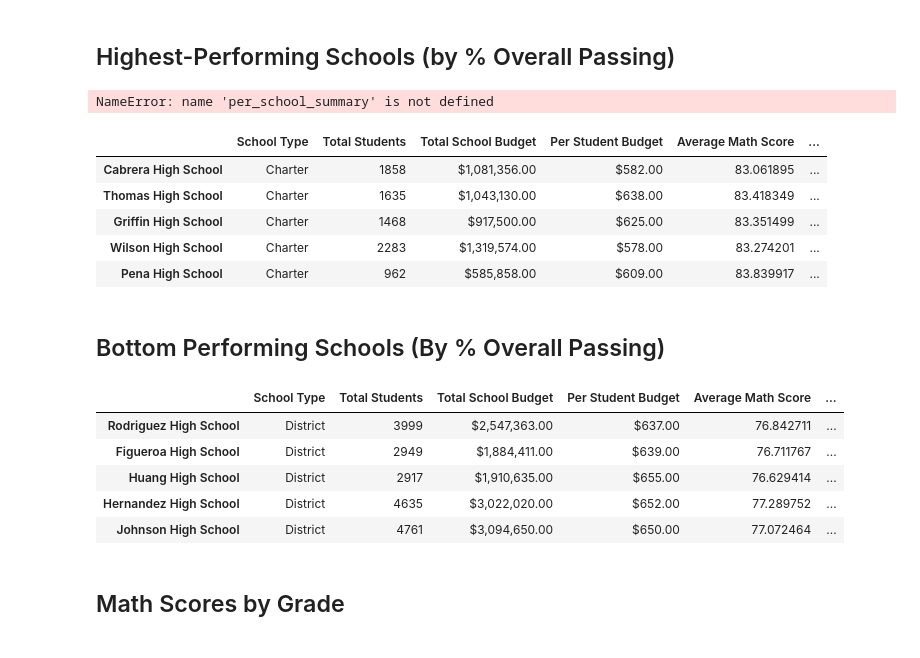
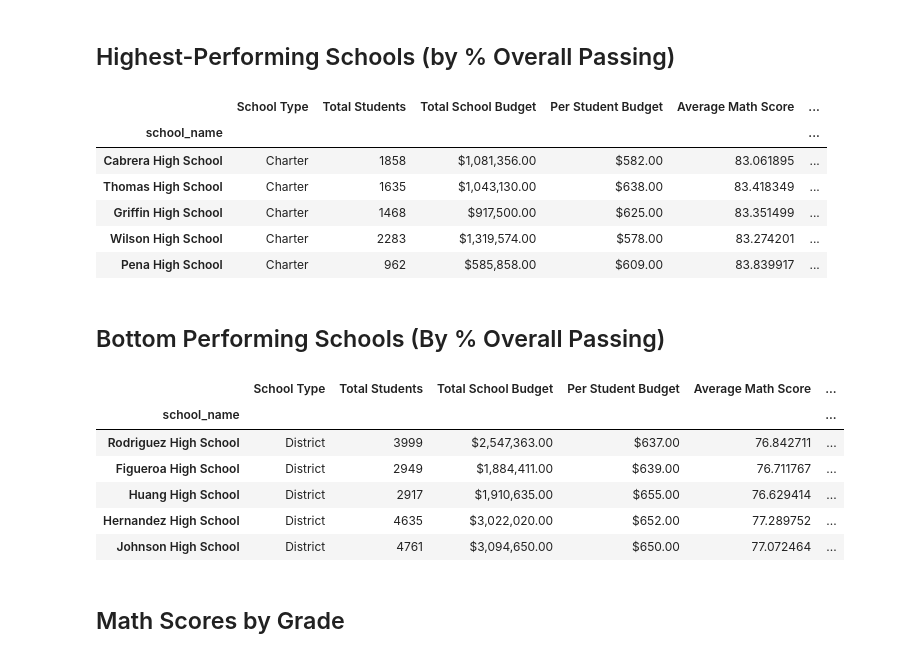
Before and after one commit to Diahann-c/pandas-challenge, a Jupyter notebook: PyCitySchools_starter.ipynb, the cells around one changed output. Drawn from its saved outputs; the diff is of its cells as text; code cells hidden in the pictures.

```diff
--- a/PyCitySchools_starter.ipynb
+++ b/PyCitySchools_starter.ipynb
@@ -164,7 +166,7 @@ students_passing_math = school_data_complete[(school_data_complete["math_score"]
 school_students_passing_math = students_passing_math/per_school_counts
 # %%
 # Calculate the number of students per school with reading scores of 70 or higher
-students_passing_reading = school_data_complete[(school_data_complete["reading_score"] >= 70)].count()
+students_passing_reading = school_data_complete[(school_data_complete["reading_score"] >= 70)].groupby("school_name")["Student ID"].count()
 school_students_passing_reading = students_passing_reading/per_school_counts
 # %%
 # Use the provided code to calculate the number of students per school that passed both math and reading with scores of 70 or higher
@@ -174,23 +176,21 @@ students_passing_math_and_reading = school_data_complete[
 school_students_passing_math_and_reading = students_passing_math_and_reading.groupby(["school_name"]).size()
 # %%
 # Use the provided code to calculate the passing rates
-per_school_passing_math = school_students_passing_math / per_school_counts * 100
-per_school_passing_reading = school_students_passing_reading / per_school_counts * 100
+per_school_passing_math = school_students_passing_math * 100
+per_school_passing_reading = school_students_passing_reading * 100
 overall_passing_rate = school_students_passing_math_and_reading / per_school_counts * 100
 # %%
-
-per_school_summary = pd.DataFrame({"School Type": school_types,
-                                   "Total Students": per_school_counts,
-                                   "Total School Budget": per_school_budget,
-                                   "Per Student Budget": per_school_capita,
-                                   "Average Math Score": per_school_math,
-                                   "Average Reading Score":per_school_reading,
-                                   "% Passing Math":school_students_passing_math,
-                                   "% Passing Reading":school_students_passing_reading,
-                                   "%Overall Passing": students_passing_math_and_reading
-
-
-})
+# Create a DataFrame called `per_school_summary` with columns for the calculations above.
+per_school_summary = pd.DataFrame({
+                "School Type": schools_type,
+                "Total Students": per_school_counts,
+                "Total School Budget": per_school_budget,
+                "Per Student Budget": per_school_capita,
+                "Average Math Score": per_school_math,
+                "Average Reading Score": per_school_reading,
+                "% Passing Math": per_school_passing_math,
+                "% Passing Reading": per_school_passing_reading,
+                "% Overall Passing": overall_passing_rate})
 
 # Formatting
 per_school_summary["Total School Budget"] = per_school_summary["Total School Budget"].map("${:,.2f}".format)
@@ -203,10 +218,0 @@ ValueError: array length 15 does not match index length 26
-# %%
-# Create a DataFrame called `per_school_summary` with columns for the calculations above.
-per_school_summary =
-
-# Formatting
-per_school_summary["Total School Budget"] = per_school_summary["Total School Budget"].map("${:,.2f}".format)
-per_school_summary["Per Student Budget"] = per_school_summary["Per Student Budget"].map("${:,.2f}".format)
-
-# Display the DataFrame
-per_school_summary
@@ -231,29 +220,25 @@ per_school_summary
 ## Highest-Performing Schools (by % Overall Passing)
 # %%
 # Sort the schools by `% Overall Passing` in descending order and display the top 5 rows.
-top_schools = per_school_summary.sort_values(by, ["% Overall Passing"])
+top_schools = per_school_summary.sort_values(by = ["% Overall Passing"], ascending=False)
 top_schools.head(5)
 # %% [output]
-NameError: name 'per_school_summary' is not defined
+|  | School Type | Total Students | Total School Budget | Per Student Budget | Average Math Score | ... |
+| school_name |  |  |  |  |  | ... |
+| Cabrera High School | Charter | 1858 | $1,081,356.00 | $582.00 | 83.061895 | ... |
+| Thomas High School | Charter | 1635 | $1,043,130.00 | $638.00 | 83.418349 | ... |
+| Griffin High School | Charter | 1468 | $917,500.00 | $625.00 | 83.351499 | ... |
+| Wilson High School | Charter | 2283 | $1,319,574.00 | $578.00 | 83.274201 | ... |
+| Pena High School | Charter | 962 | $585,858.00 | $609.00 | 83.839917 | ... |
-# %%
-# Sort the schools by `% Overall Passing` in descending order and display the top 5 rows.
-top_schools = per_school_summary.sort_values(by, ["% Overall Passing"])
-top_schools.head(5)
-# %% [output]
-|  | School Type | Total Students | Total School Budget | Per Student Budget | Average Math Score | ... |
-| Cabrera High School | Charter | 1858 | $1,081,356.00 | $582.00 | 83.061895 | ... |
-| Thomas High School | Charter | 1635 | $1,043,130.00 | $638.00 | 83.418349 | ... |
-| Griffin High School | Charter | 1468 | $917,500.00 | $625.00 | 83.351499 | ... |
-| Wilson High School | Charter | 2283 | $1,319,574.00 | $578.00 | 83.274201 | ... |
-| Pena High School | Charter | 962 | $585,858.00 | $609.00 | 83.839917 | ... |
 # %% [markdown]
 ## Bottom Performing Schools (By % Overall Passing)
 # %%
 # Sort the schools by `% Overall Passing` in ascending order and display the top 5 rows.
-bottom_schools = per_school_summary.sort_values(by, ["% Overall Passing"])
+bottom_schools = per_school_summary.sort_values(by = ["% Overall Passing"])
 bottom_schools.head(5)
 # %% [output]
 |  | School Type | Total Students | Total School Budget | Per Student Budget | Average Math Score | ... |
+| school_name |  |  |  |  |  | ... |
 | Rodriguez High School | District | 3999 | $2,547,363.00 | $637.00 | 76.842711 | ... |
 | Figueroa High School | District | 2949 | $1,884,411.00 | $639.00 | 76.711767 | ... |
 | Huang High School | District | 2917 | $1,910,635.00 | $655.00 | 76.629414 | ... |
```
Also changed, not shown: parts of 17 cells of this notebook.
